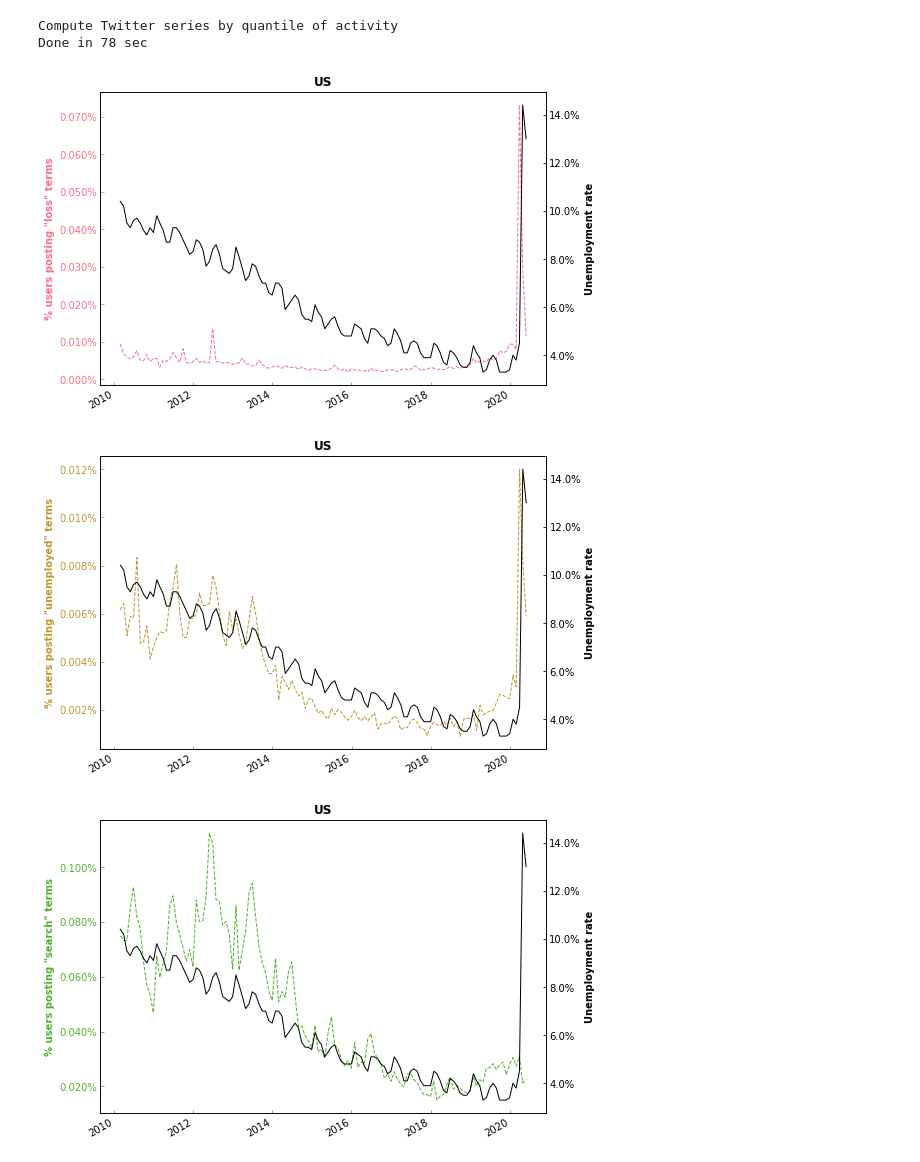
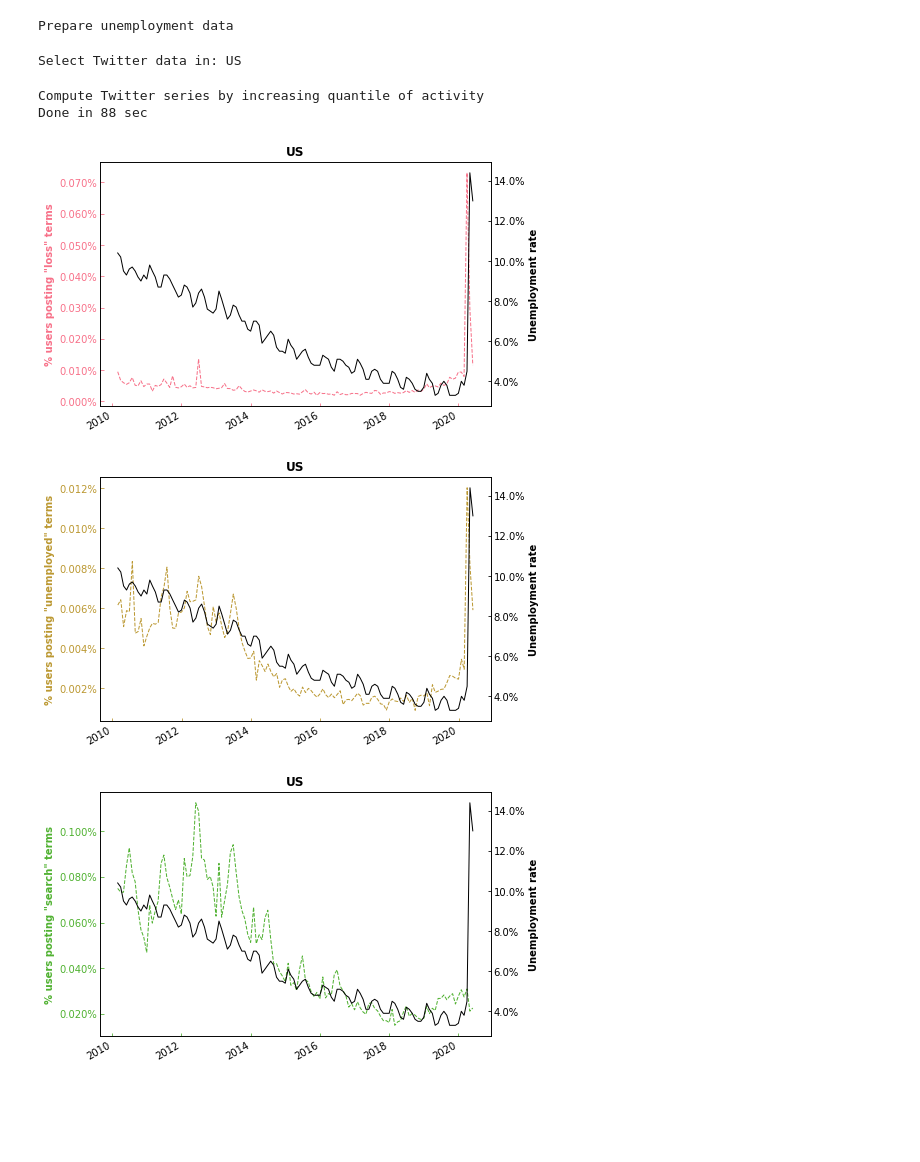
Before and after one commit to spfraib/twitter, a Jupyter notebook: 6-keywords/6.6-get-labor-market-predictions-country-level.ipynb, the cells around one changed output. Saved outputs shown, nothing was run; the diff lists cells and outputs as text; code cells hidden in the pictures; blank space fills up the shorter version.

```diff
--- a/6-keywords/6.6-get-labor-market-predictions-country-level.ipynb
+++ b/6-keywords/6.6-get-labor-market-predictions-country-level.ipynb
@@ -53,15 +50,21 @@ Done in 10 sec
 # %%
+print('Prepare unemployment data')
 df1=unemployment_rates[country_code].rename('unemployment_rate').reset_index()
 df1['unemployment_lag']=df1['unemployment_rate'].shift()
 df1['year'] = pd.to_datetime(df1['date']).dt.year
 df1['month'] = pd.to_datetime(df1['date']).dt.month
 df1.dropna(inplace=True)
+# %% [output]
+Prepare unemployment data
 # %%
+print('Select Twitter data in:', country_code)
 df2=users_counts.merge(user_locations.loc[user_locations.country_short==country_code,['user_location']]).drop('user_location',1)
 df2.year=df2.year.astype(int)
 df2.month=df2.month.astype(int)
+# %% [output]
+Select Twitter data in: US
 # %%
-print('Compute Twitter series by quantile of activity')
+print('Compute Twitter series by increasing quantile of activity')
 start = timer()
 df=df1.copy()
 for q1 in users_counts['statuses_per_day_quantile'].sort_values().unique():
@@ -76,30 +79,33 @@ for q1 in users_counts['statuses_per_day_quantile'].sort_values().unique():
 df['date'] = pd.to_datetime(df['year'].astype(str) + df['month'].astype(str), format='%Y%m') + pd.offsets.MonthEnd(0)
 print("Done in", round(timer()-start), "sec")
 # %% [output]
-Compute Twitter series by quantile of activity
-Done in 78 sec
+Compute Twitter series by increasing quantile of activity
+Done in 88 sec
 # %%
-q1=0
-q2=0
-colors = sns.color_palette("husl", 12)
-for i,label in enumerate(labels):
-    fig,ax1=plt.subplots(figsize=(8,6))
-    ax2 = ax1.twinx()
-    ax1.plot(df['date'],df[label+'_statuses_per_day_quantile_'+str(int(q1))+'_account_age_quantile_'+str(int(q2))],linewidth=1,color=colors[2*i],linestyle='dashed')
-    ax2.plot(df['date'],df['unemployment_rate'],linewidth=1,color='k')
-    ax1.tick_params(which='both',direction='in',pad=3,color=colors[2*i])
-    ax2.tick_params(which='both',direction='in',pad=3,color='k')
-    ax1.locator_params(axis='y',nbins=8)
-    ax2.locator_params(axis='y',nbins=8)
-    ax1.set_xlabel('')
-    ax1.set_yticklabels(['{:,.3%}'.format(x) for x in ax1.get_yticks()],color=colors[2*i])
-    ax2.set_yticklabels(['{:,.1%}'.format(x) for x in ax2.get_yticks()],color='k')
-    ax1.set_ylabel('% users posting "'+label+'" terms',fontweight='bold',color=colors[2*i])
-    ax2.set_ylabel('Unemployment rate',fontweight='bold',color='k')
-    ax1.set_title(country_code,fontweight='bold')
-    fig.autofmt_xdate()
-#     plt.savefig(os.path.join(path_to_data,'../fig/','country',country_code+label+'-'+datetime.today().strftime('%Y-%m-%d')+'.pdf'),bbox_inches='tight')
+def plot_twitter_data_versus_unemployment_rate(q1,q2):
+    for i,label in enumerate(labels):
+        colors = sns.color_palette("husl", 12)
+        fig,ax1=plt.subplots(figsize=(7,5))
+        ax2 = ax1.twinx()
+        ax1.plot(df['date'],df[label+'_statuses_per_day_quantile_'+str(int(q1))+'_account_age_quantile_'+str(int(q2))],linewidth=1,color=colors[2*i],linestyle='dashed')
+        ax2.plot(df['date'],df['unemployment_rate'],linewidth=1,color='k')
+        ax1.tick_params(which='both',direction='in',pad=3,color=colors[2*i])
+        ax2.tick_params(which='both',direction='in',pad=3,color='k')
+        ax1.locator_params(axis='y',nbins=8)
+        ax2.locator_params(axis='y',nbins=8)
+        ax1.set_xlabel('')
+        ax1.set_yticklabels(['{:,.3%}'.format(x) for x in ax1.get_yticks()],color=colors[2*i])
+        ax2.set_yticklabels(['{:,.1%}'.format(x) for x in ax2.get_yticks()],color='k')
+        ax1.set_ylabel('% users posting "'+label+'" terms',fontweight='bold',color=colors[2*i])
+        ax2.set_ylabel('Unemployment rate',fontweight='bold',color='k')
+        ax1.set_title(country_code,fontweight='bold')
+        fig.autofmt_xdate()
+        plt.savefig(os.path.join(path_to_data,'../fig/','country',country_code+label+'-'+str(int(q1))+'-'+str(int(q2))+'-'+datetime.today().strftime('%Y-%m-%d')+'.pdf'),bbox_inches='tight')
+
+for q1 in users_counts['statuses_per_day_quantile'].sort_values().unique()[:1]:
+    for q2 in users_counts['account_age_quantile'].sort_values().unique()[:1]:
+        plot_twitter_data_versus_unemployment_rate(q1,q2)
 # %% [output]
-[figure, old version]
+[figure, new version]
-[figure, old version]
+[figure, new version]
-[figure, old version]
+[figure, new version]
```
Also changed, not shown: parts of 18 cells of this notebook, 5 other files.
